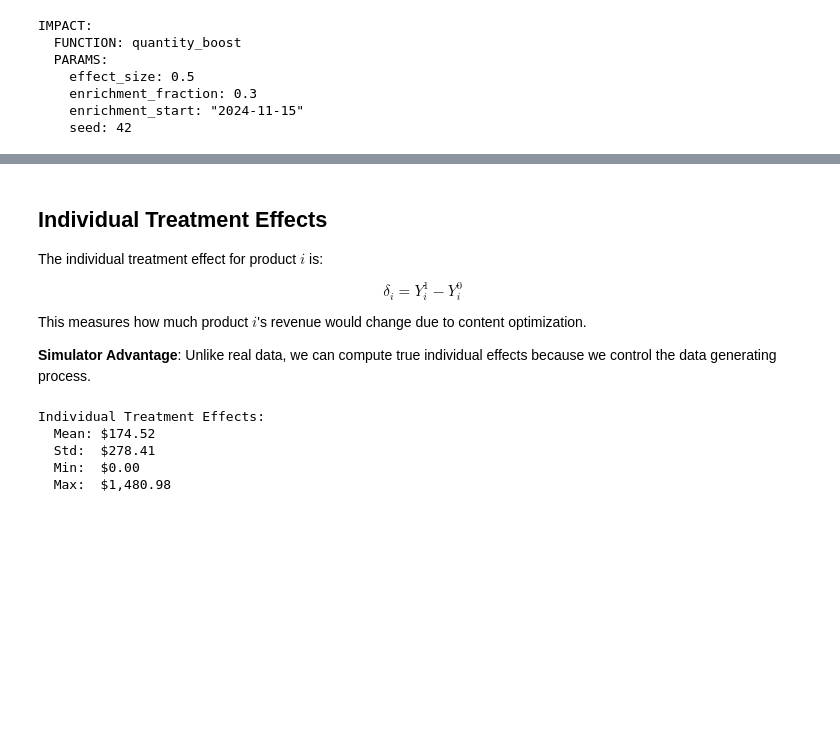
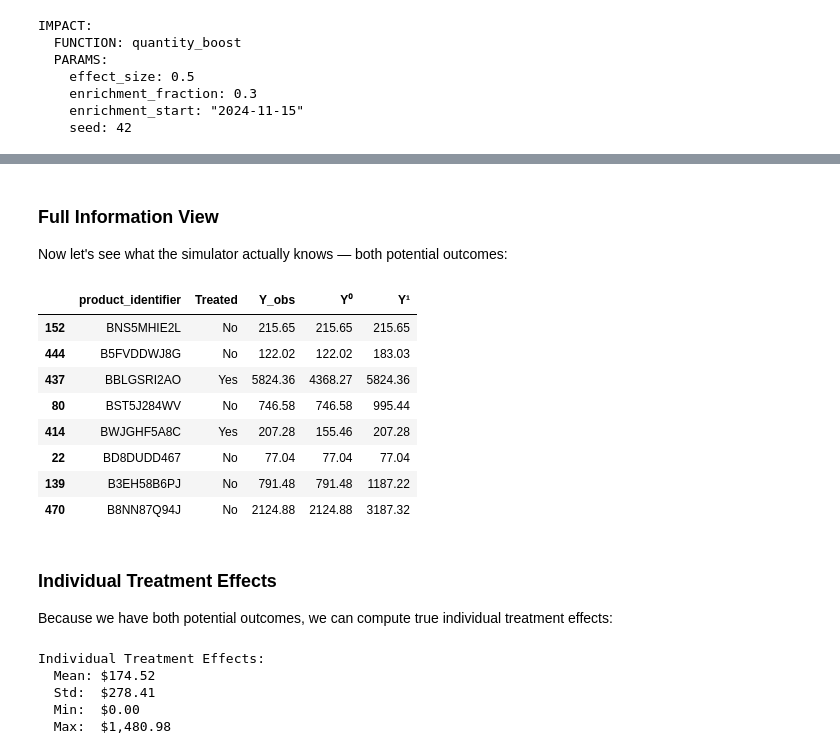
Before and after one commit to eisenhauerIO/courses-business-decisions, a Jupyter notebook: docs/source/measure-impact/01-potential-outcome-model/lecture.ipynb, the cells around one changed output, grey strips where cells are left out. Drawn from its saved outputs; the diff is of its cells as text; code cells hidden in the pictures; blank space fills up the shorter version.

```diff
--- a/docs/source/measure-impact/01-potential-outcome-model/lecture.ipynb
+++ b/docs/source/measure-impact/01-potential-outcome-model/lecture.ipynb
@@ -155,34 +322,42 @@ Unlike real data, our simulator gives us **both potential outcomes** for every p
+# %% [markdown]
+### Full Information View
+
+Now let's see what the simulator actually knows — both potential outcomes:
 # %%
 # Load all results including potential outcomes
 results = load_job_results(job_info)
 potential_outcomes = results["potential_outcomes"]
 
 # Merge with enriched metrics to get treatment indicator
 full_info_df = potential_outcomes.merge(
     metrics_enriched[["product_identifier", "enriched", "revenue"]],
     on="product_identifier",
 )
 full_info_df = full_info_df.rename(
     columns={
-        "Y0_revenue": "Y⁰",
-        "Y1_revenue": "Y¹",
+        "Y0_revenue": "Y\u2070",
+        "Y1_revenue": "Y\u00b9",
         "enriched": "Treated",
         "revenue": "Y_obs",
     }
 )
 
 # Show sample with positive revenue
-sample = full_info_df[full_info_df["Y⁰"] > 0].sample(8, random_state=42)
+sample = full_info_df[full_info_df["Y\u2070"] > 0].sample(8, random_state=42)
 sample["Treated"] = sample["Treated"].map({True: "Yes", False: "No"})
-sample[["product_identifier", "Treated", "Y_obs", "Y⁰", "Y¹"]]
+sample[["product_identifier", "Treated", "Y_obs", "Y\u2070", "Y\u00b9"]]
+# %% [output]
+|  | product_identifier | Treated | Y_obs | Y⁰ | Y¹ |
+| 152 | BNS5MHIE2L | No | 215.65 | 215.65 | 215.65 |
+| 444 | B5FVDDWJ8G | No | 122.02 | 122.02 | 183.03 |
+| 437 | BBLGSRI2AO | Yes | 5824.36 | 4368.27 | 5824.36 |
+| 80 | BST5J284WV | No | 746.58 | 746.58 | 995.44 |
+| 414 | BWJGHF5A8C | Yes | 207.28 | 155.46 | 207.28 |
+| 22 | BD8DUDD467 | No | 77.04 | 77.04 | 77.04 |
+| 139 | B3EH58B6PJ | No | 791.48 | 791.48 | 1187.22 |
+| 470 | B8NN87Q94J | No | 2124.88 | 2124.88 | 3187.32 |
-# %% [markdown]
-## Individual Treatment Effects
-
-The individual treatment effect for product $i$ is:
-
-$$\delta_i = Y_i^1 - Y_i^0$$
-
-This measures how much product $i$'s revenue would change due to content optimization.
-
-**Simulator Advantage**: Unlike real data, we can compute true individual effects because we control the data generating process.
+# %% [markdown]
+### Individual Treatment Effects
+
+Because we have both potential outcomes, we can compute true individual treatment effects:
 # %%
```
Also changed, not shown: parts of 51 cells of this notebook, 1 other file.
